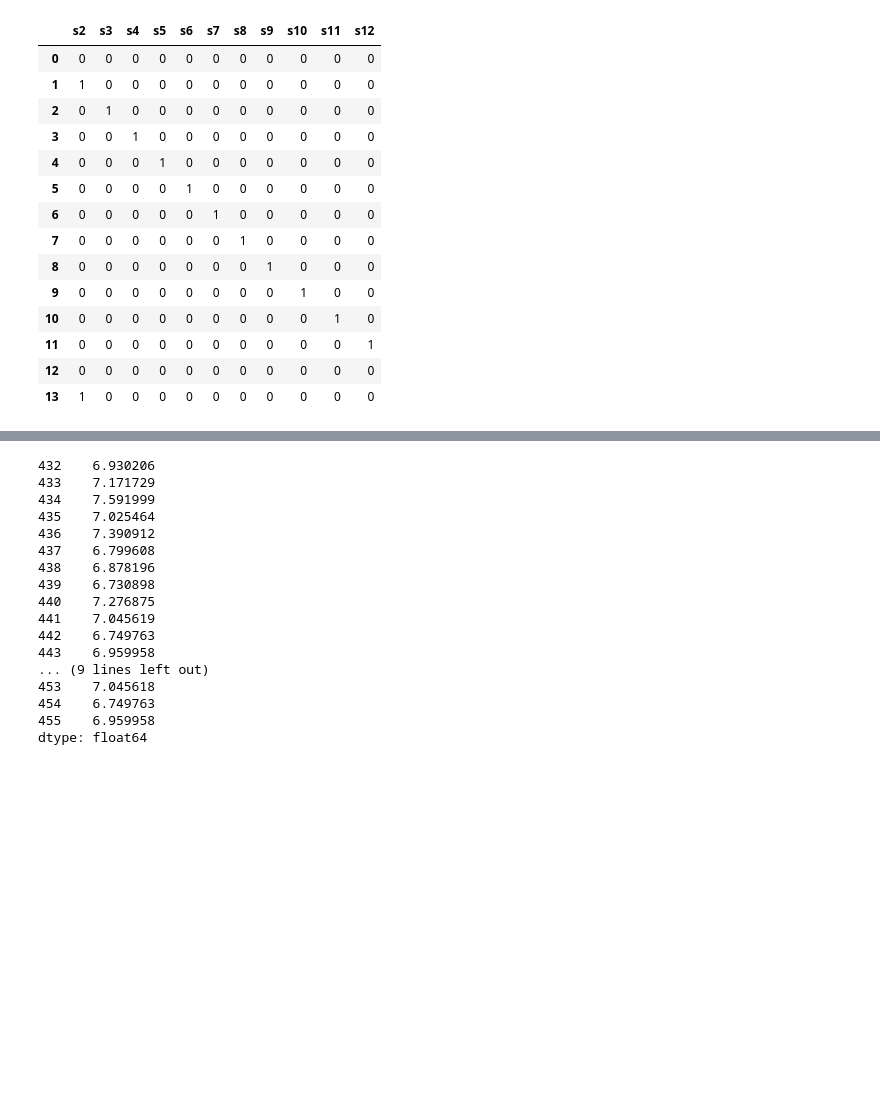
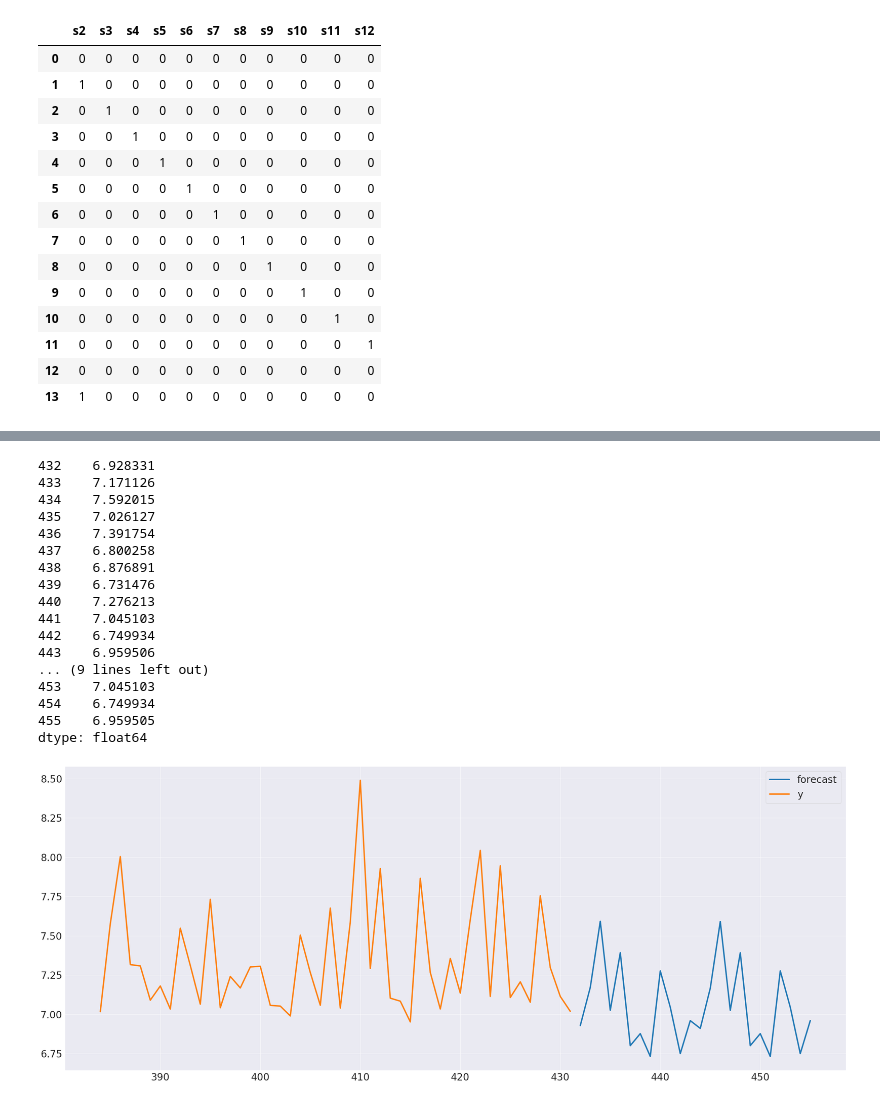
Before and after one commit to bashtage/AFE2020, a Jupyter notebook: SARIMA Modeling.ipynb, the cells around one changed output, grey strips where cells are left out. Saved outputs shown, nothing was run; the diff lists cells and outputs as text; code cells hidden in the pictures; blank space fills up the shorter version.

```diff
--- a/SARIMA Modeling.ipynb
+++ b/SARIMA Modeling.ipynb
@@ -263,25 +226,30 @@ SARIMAX Results
 Warnings:
 [1] Covariance matrix calculated using the outer product of gradients (complex-step).
 # %%
-res.forecast(24, exog=dummies.iloc[y.shape[0]:])
+forecast = res.forecast(24, exog=dummies.iloc[y.shape[0]:])
+forecast
 # %% [output]
-432    6.930206
-433    7.171729
-434    7.591999
-435    7.025464
-436    7.390912
-437    6.799608
-438    6.878196
-439    6.730898
-440    7.276875
-441    7.045619
-442    6.749763
-443    6.959958
+432    6.928331
+433    7.171126
+434    7.592015
+435    7.026127
+436    7.391754
+437    6.800258
+438    6.876891
+439    6.731476
+440    7.276213
+441    7.045103
+442    6.749934
+443    6.959506
 ... (9 lines left out)
-453    7.045618
-454    6.749763
-455    6.959958
+453    7.045103
+454    6.749934
+455    6.959505
 dtype: float64
+# %%
+plot_forecast(y, forecast, 72)
+# %% [output]
+[figure, added]
 # %%
 res = SARIMAX(y,order=(0,0,0), seasonal_order=(0, 1,0, 12), trend="c").fit()
 res.summary()
```
Also changed, not shown: parts of 15 cells of this notebook.
